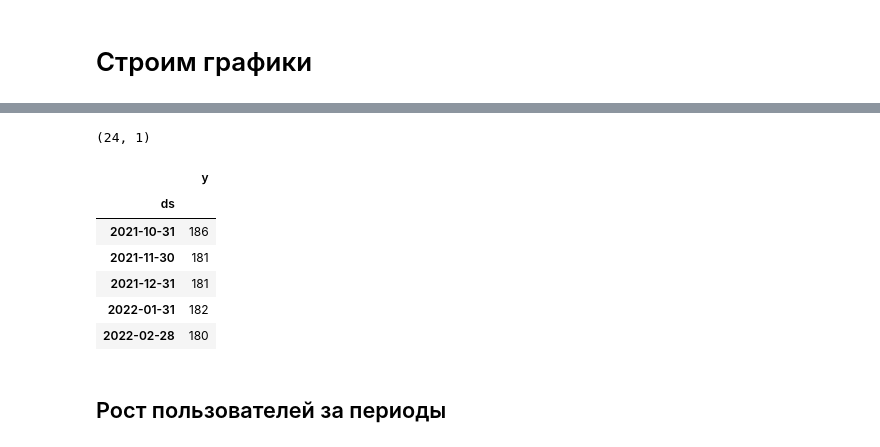
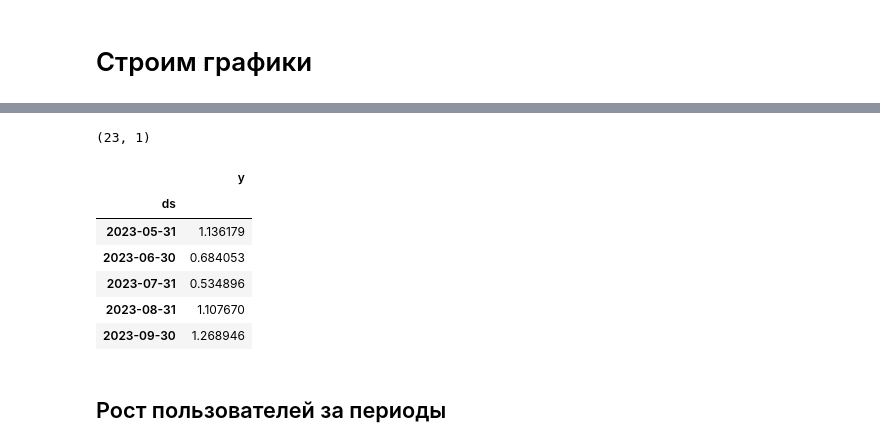
Before and after one commit to IT-Platoon/DashboardSber, a Jupyter notebook: src/notebooks/eda_charts.ipynb, the cells around one changed output, grey strips where cells are left out. Cells and saved outputs as stored; diff of their text form; code cells hidden in the pictures.

```diff
--- a/src/notebooks/eda_charts.ipynb
+++ b/src/notebooks/eda_charts.ipynb
@@ -116,0 +130,20 @@ level_cols = df_acquiring.columns[df_acquiring.columns.str.contains("клиен
+# %%
+def customer_survival_rate(df: pd.DataFrame, end_id_month: int) -> float:
+    """Расчет процента выживаемости клиентов"""
+    start_clients = df.iloc[:, end_id_month - 1]
+    start_clients = start_clients[start_clients == 1]
+
+    left_clients = df.iloc[start_clients.index, end_id_month]
+    left_clients = left_clients[left_clients == 0]
+
+    df_copy = df.copy()
+    df_copy = df_copy.drop(start_clients.index, axis=0)
+    new_clients = df_copy.iloc[:, end_id_month]
+    new_clients = new_clients[new_clients == 1]
+
+    end_clients = start_clients.shape[0] - left_clients.shape[0] + new_clients.shape[0]
+    value = ((end_clients - new_clients.shape[0]) / start_clients.shape[0]) * 100
+    return value
+
+
+customer_survival_rate(df_acquiring, 2)
@@ -116,0 +154,9 @@ level_cols = df_acquiring.columns[df_acquiring.columns.str.contains("клиен
+# %%
+lst_customer_churn_share = [customer_churn_share(df_acquiring, i) for i in range(2, len(series_cols) + 1)]
+lst_customer_survival_rate = [customer_survival_rate(df_acquiring, i) for i in range(2, len(series_cols) + 1)]
+
+df_cr_pr = pd.DataFrame(series_cols[1:], columns=["ds"])
+df_cr_pr['ds'] = pd.to_datetime(df['ds'], format='%Y-%m-%d')
+df_cr_pr.loc[:, "cr"] = lst_customer_churn_share
+df_cr_pr.loc[:, "pr"] = lst_customer_survival_rate
+df_cr_pr.head()
@@ -117,21 +170,23 @@ level_cols = df_acquiring.columns[df_acquiring.columns.str.contains("клиен
 # %%
-series_cols = df_acquiring.columns[df_acquiring.columns.str.contains("клиент")==False].values
+data = pd.DataFrame(series_cols[len(series_cols)-df_cr_pr.shape[0]:], columns=["ds"])
+data['ds'] = pd.to_datetime(data['ds'], format='%Y-%m-%d')
 
-data = pd.DataFrame(series_cols, columns=["ds"])
-data['ds'] = pd.to_datetime(data['ds'], format='%Y-%m-%d')
-data.loc[:, "y"] = df_acquiring[series_cols].sum().values
+# data.loc[:, "y"] = df_acquiring[series_cols].sum().values
+data.loc[:, "y"] = df_cr_pr.cr
+# data.loc[:, "y"] = df_cr_pr.pr
+
 data = data.set_index('ds')
 
 print(data.shape)
-data.head()
+data.tail()
 # %% [output]
-(24, 1)
+(23, 1)
 |  | y |
 | ds |  |
-| 2021-10-31 | 186 |
-| 2021-11-30 | 181 |
-| 2021-12-31 | 181 |
-| 2022-01-31 | 182 |
-| 2022-02-28 | 180 |
+| 2023-05-31 | 1.136179 |
+| 2023-06-30 | 0.684053 |
+| 2023-07-31 | 0.534896 |
+| 2023-08-31 | 1.107670 |
+| 2023-09-30 | 1.268946 |
 # %% [markdown]
 ## Рост пользователей за периоды
```
Also changed, not shown: parts of 7 cells of this notebook, 2 other files.
